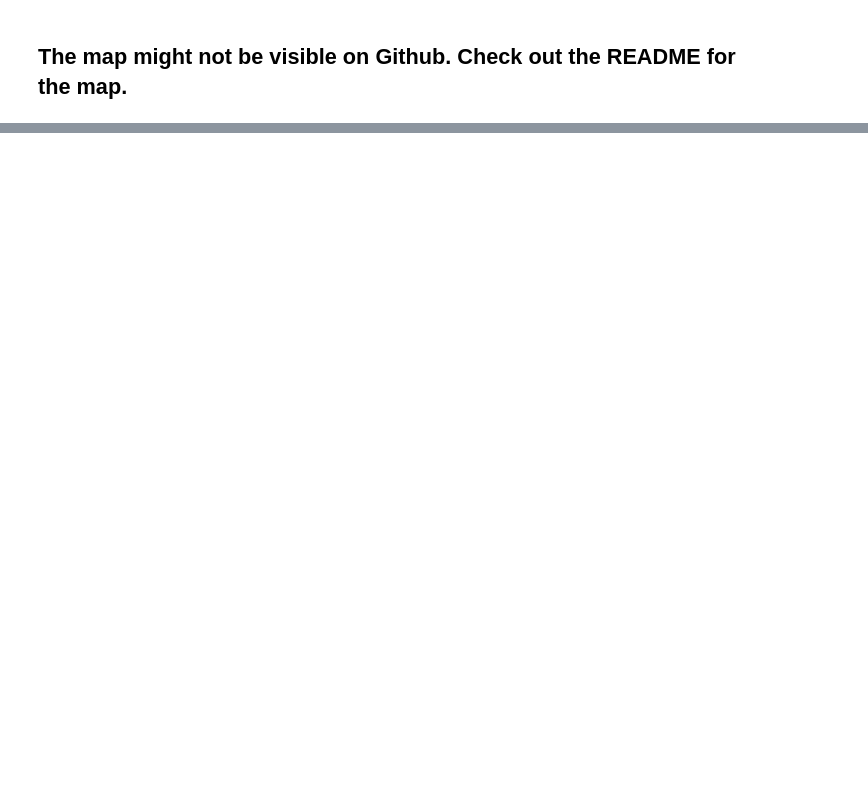
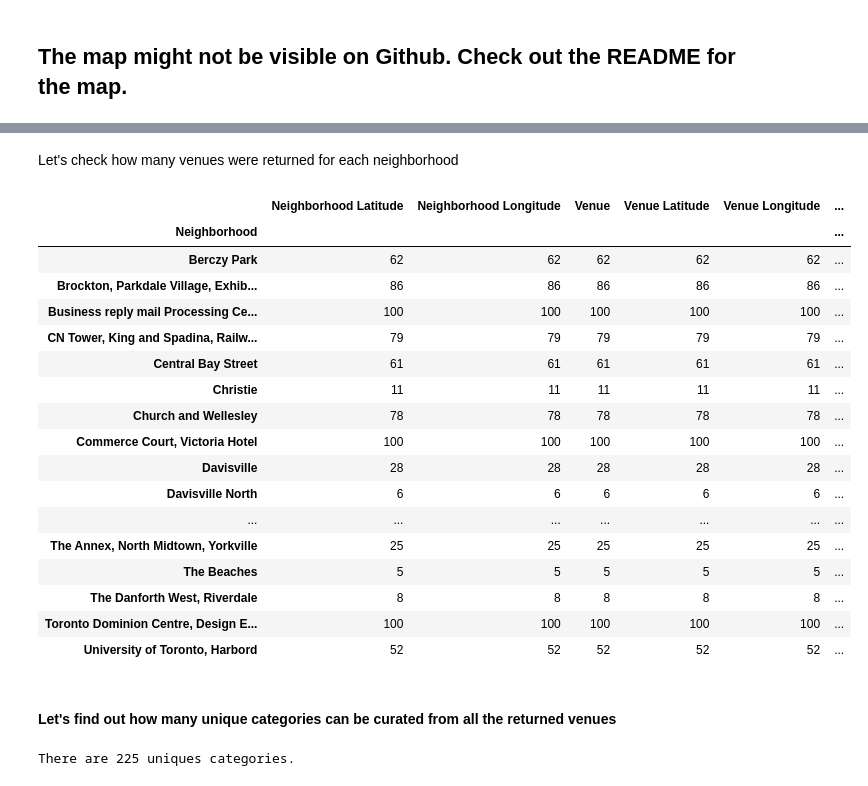
Before and after one commit to pierluigisegatto/Data_Science_Material, a Jupyter notebook: IBM Data Science Professional Certificate/8-ML_Full_Project/Toronto_clustering_part3.ipynb, the cells around one changed output, grey strips where cells are left out. Cells and saved outputs as stored; diff of their text form; code cells hidden in the pictures; blank space fills up the shorter version.

```diff
--- a/IBM Data Science Professional Certificate/8-ML_Full_Project/Toronto_clustering_part3.ipynb
+++ b/IBM Data Science Professional Certificate/8-ML_Full_Project/Toronto_clustering_part3.ipynb
@@ -72,7 +72,7 @@ The geograpical coordinate of Toronto are 43.6534817, -79.3839347.
 # Get a map visualization of Toronto
 map_toronto = folium.Map(location=[latitude,longitude],zoom_start=11.5)
 
-for lat,lng,borough,neighbourhood in zip(neighborhoods['Latitude'],neighborhoods['Longitude'],neighborhoods['Borough'],neighborhoods['Neighbourhood']):
+for lat,lng,borough,neighbourhood in zip(toronto_neighborhoods['Latitude'],toronto_neighborhoods['Longitude'],toronto_neighborhoods['Borough'],toronto_neighborhoods['Neighbourhood']):
     label = '{}, {}'.format(neighbourhood, borough)
     label = folium.Popup(label, parse_html=True)
     folium.CircleMarker(
@@ -91,0 +117,9 @@ map_toronto
+# %%
+CLIENT_ID = '5HAYNQMXEEGNMBKV0EKKQUEVKGHGSLA5H2A4YULOKF3S3TGC' # your Foursquare ID
+CLIENT_SECRET = 'JHVYWCNP0DUHLPTLKQL3FW5ZU11KVSGDJOTYZURAWWA5QMD4' # your Foursquare Secret
+VERSION = '20180605' # Foursquare API version
+LIMIT = 100 # A default Foursquare API limit value
+
+print('Your credentails:')
+print('CLIENT_ID: ' + CLIENT_ID)
+print('CLIENT_SECRET:' + CLIENT_SECRET)
@@ -91,0 +132,3 @@ map_toronto
+# %%
+LIMIT = 100
+radius = 500
@@ -91,0 +184,6 @@ map_toronto
+# %%
+# type your answer here
+toronto_venues = getNearbyVenues(names=toronto_neighborhoods['Neighbourhood'],
+                                   latitudes=toronto_neighborhoods['Latitude'],
+                                   longitudes=toronto_neighborhoods['Longitude']
+                                  )
@@ -91,0 +221,29 @@ map_toronto
+# %% [markdown]
+Let's check how many venues were returned for each neighborhood
+# %%
+toronto_venues.groupby('Neighborhood').count()
+# %% [output]
+|  | Neighborhood Latitude | Neighborhood Longitude | Venue | Venue Latitude | Venue Longitude | ... |
+| Neighborhood |  |  |  |  |  | ... |
+| Berczy Park | 62 | 62 | 62 | 62 | 62 | ... |
+| Brockton, Parkdale Village, Exhib... | 86 | 86 | 86 | 86 | 86 | ... |
+| Business reply mail Processing Ce... | 100 | 100 | 100 | 100 | 100 | ... |
+| CN Tower, King and Spadina, Railw... | 79 | 79 | 79 | 79 | 79 | ... |
+| Central Bay Street | 61 | 61 | 61 | 61 | 61 | ... |
+| Christie | 11 | 11 | 11 | 11 | 11 | ... |
+| Church and Wellesley | 78 | 78 | 78 | 78 | 78 | ... |
+| Commerce Court, Victoria Hotel | 100 | 100 | 100 | 100 | 100 | ... |
+| Davisville | 28 | 28 | 28 | 28 | 28 | ... |
+| Davisville North | 6 | 6 | 6 | 6 | 6 | ... |
+| ... | ... | ... | ... | ... | ... | ... |
+| The Annex, North Midtown, Yorkville | 25 | 25 | 25 | 25 | 25 | ... |
+| The Beaches | 5 | 5 | 5 | 5 | 5 | ... |
+| The Danforth West, Riverdale | 8 | 8 | 8 | 8 | 8 | ... |
+| Toronto Dominion Centre, Design E... | 100 | 100 | 100 | 100 | 100 | ... |
+| University of Toronto, Harbord | 52 | 52 | 52 | 52 | 52 | ... |
+# %% [markdown]
+#### Let's find out how many unique categories can be curated from all the returned venues
+# %%
+print('There are {} uniques categories.'.format(len(toronto_venues['Venue Category'].unique())))
+# %% [output]
+There are 225 uniques categories.
```
Also changed, not shown: parts of 50 cells of this notebook, 1 other file.
